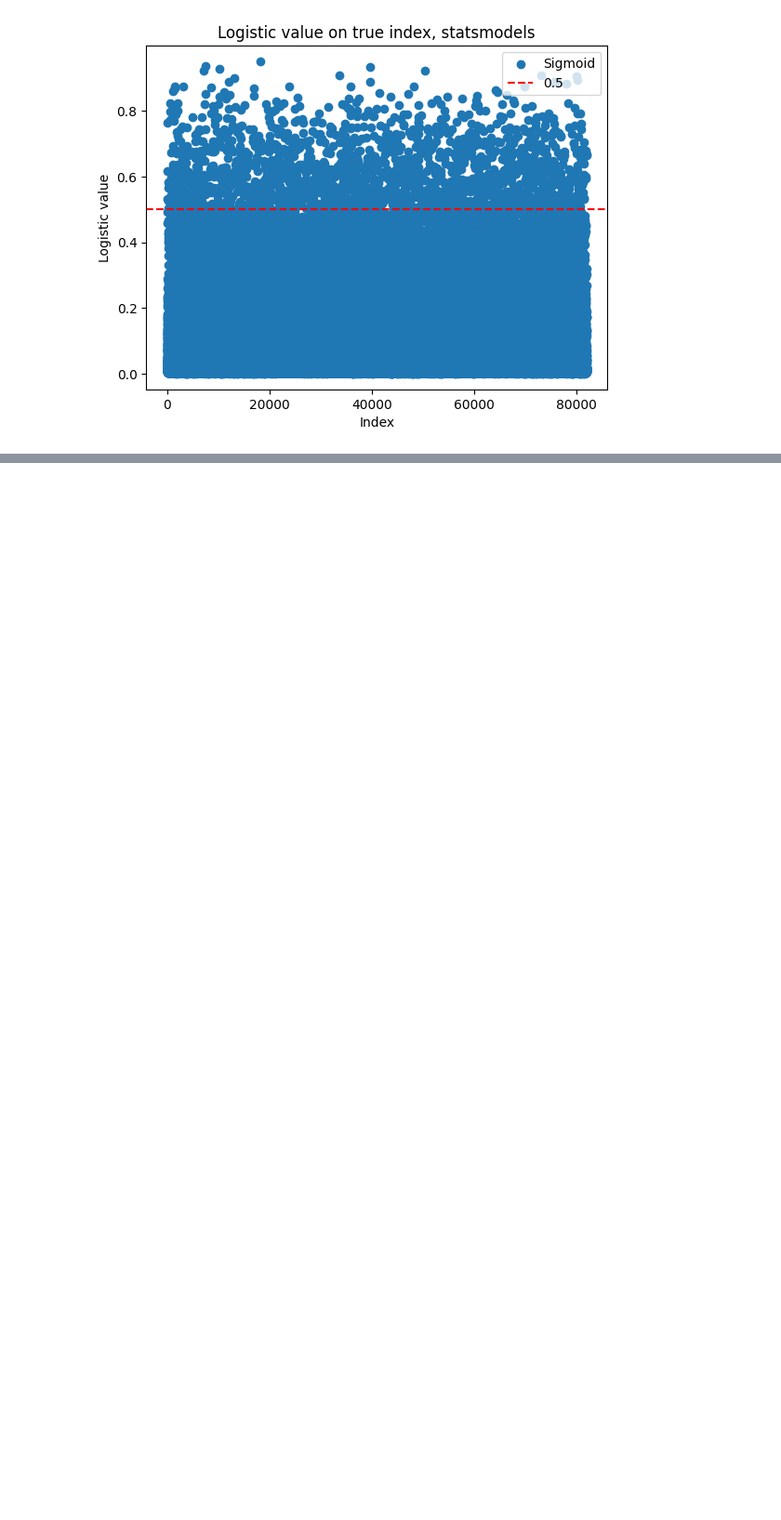
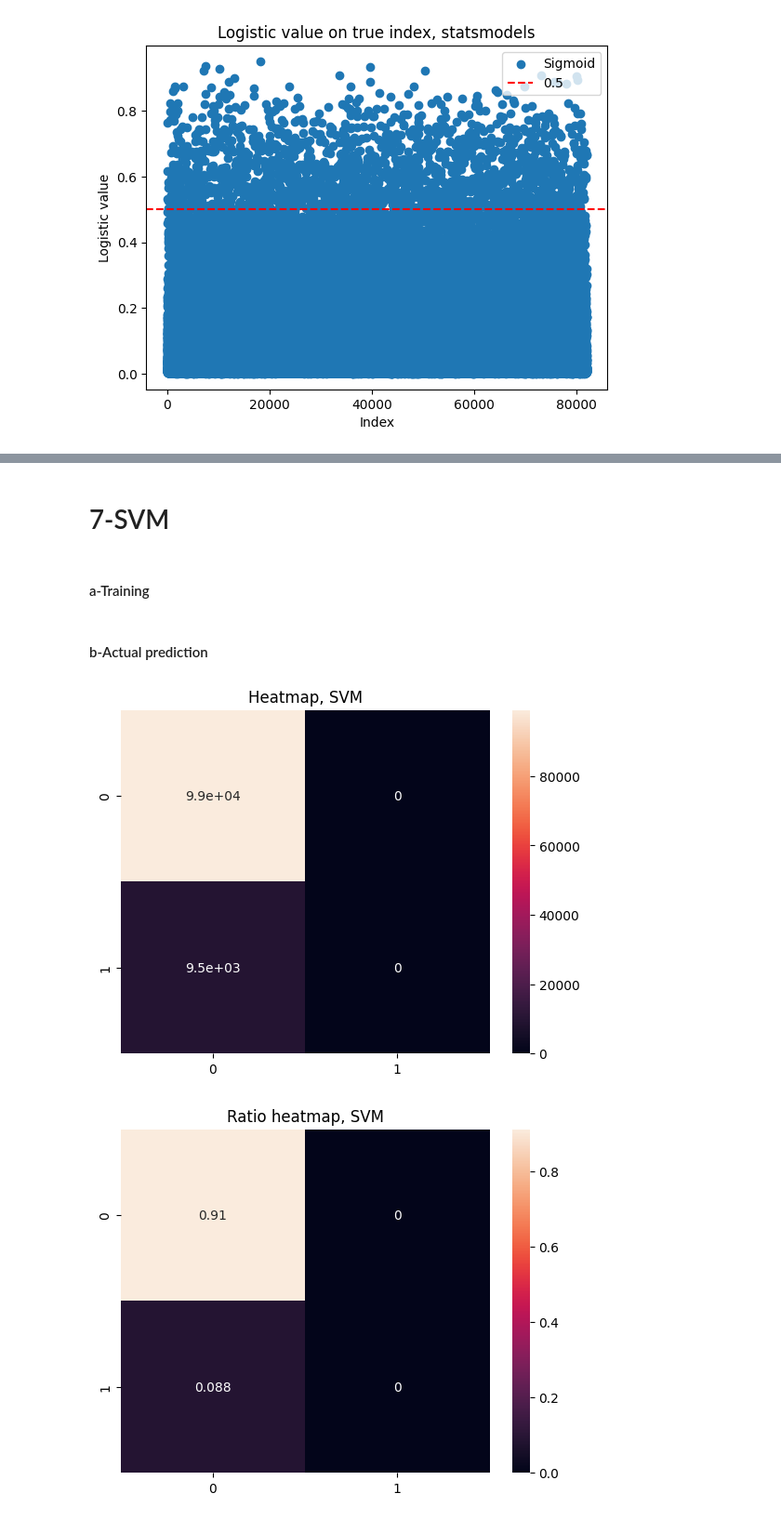
Before and after one commit to fiona-m-jtzr/CS_433_Project_1, a Jupyter notebook: Notebook2_Logistic_Regression.ipynb, the cells around one changed output, grey strips where cells are left out. Shown at 93% size. Cells and saved outputs as stored; diff of their text form; code cells hidden in the pictures; blank space fills up the shorter version.

```diff
--- a/Notebook2_Logistic_Regression.ipynb
+++ b/Notebook2_Logistic_Regression.ipynb
@@ -545,0 +574,32 @@ plt.show()
+# %% [markdown]
+# 7-SVM
+# %% [markdown]
+#### a-Training
+# %%
+#Fit
+clf = sklearn.svm.SVC()
+clf.fit(x_tr, y_tr.ravel())
+
+#Predict
+y_te_pred_svm = clf.predict(x_te)
+# %% [markdown]
+#### b-Actual prediction
+# %%
+#Confusion matrix
+cm = confusion_matrix(y_te, y_te_pred_svm)
+
+#Heatmap
+sns.heatmap(cm, annot=True)
+plt.title("Heatmap, SVM")
+plt.show()
+
+#Percentage confusion matrix
+cm_ratio = cm/len(y_te)
+
+#Heatmap
+sns.heatmap(cm_ratio, annot=True)
+plt.title("Ratio heatmap, SVM")
+plt.show()
+# %% [output]
+[figure, added]
+[figure, added]
```
Also changed, not shown: parts of 15 cells of this notebook.
